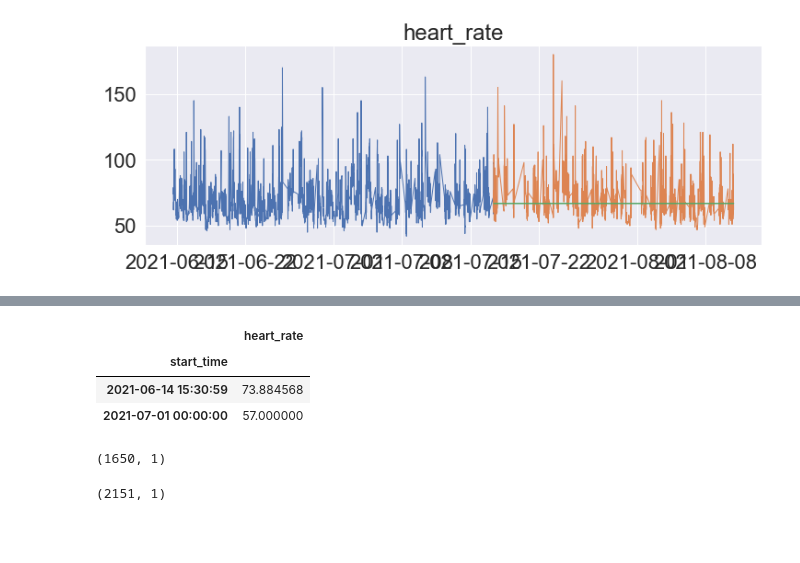
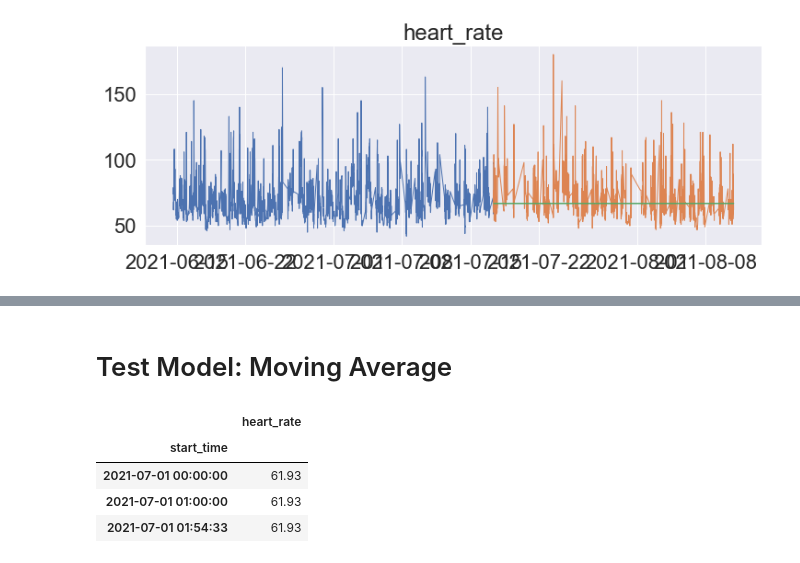
Before and after one commit to LinhQuach13/samsung_heart_rate_fit2, a Jupyter notebook: time_series_samsung_data.ipynb, the cells around one changed output, grey strips where cells are left out. Cells and saved outputs as stored; diff of their text form; code cells hidden in the pictures; blank space fills up the shorter version.

```diff
--- a/time_series_samsung_data.ipynb
+++ b/time_series_samsung_data.ipynb
@@ -610,15 +588,18 @@ yhat_df = train['2021-06'] + train.diff(30).mean()
-# %%
-pd.concat([yhat_df.head(1), validate.head(1)])
-# %% [output]
-|  | heart_rate |
-| start_time |  |
-| 2021-06-14 15:30:59 | 73.884568 |
-| 2021-07-01 00:00:00 | 57.000000 |
-# %%
-yhat_df.shape
-# %% [output]
-(1650, 1)
-# %%
-validate.shape
-# %% [output]
-(2151, 1)
+# %% [markdown]
+# Test Model: Moving Average
+# %%
+# compute a 30 day rolling average,
+# use the most recent/last 30 day period value to predict forward.
+period = 30
+
+hr = round(test['heart_rate'].rolling(period).mean().iloc[-1], 2)
+
+
+yhat_df_moving_avg_test = make_predictions() #Using predictions function
+yhat_df_moving_avg_test.head(3)
+# %% [output]
+|  | heart_rate |
+| start_time |  |
+| 2021-07-01 00:00:00 | 61.93 |
+| 2021-07-01 01:00:00 | 61.93 |
+| 2021-07-01 01:54:33 | 61.93 |
```
Also changed, not shown: parts of 10 cells of this notebook.
